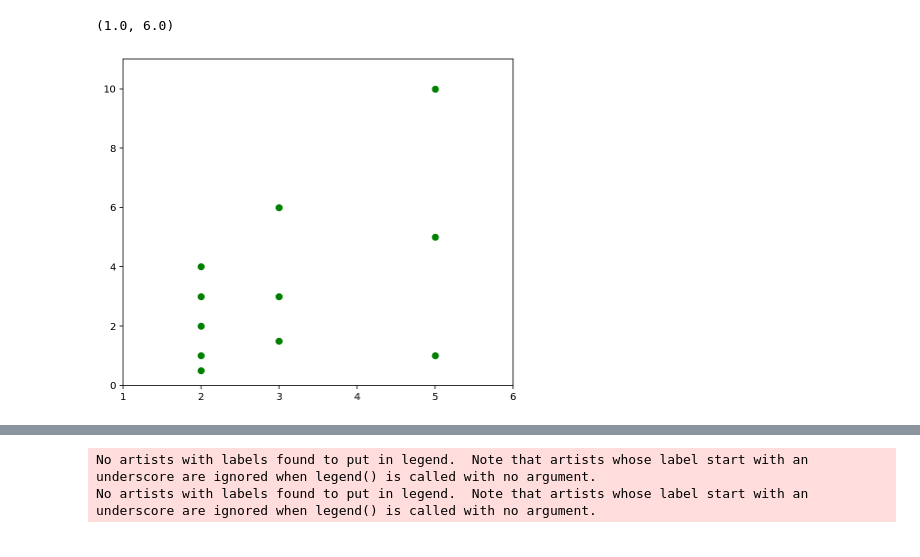
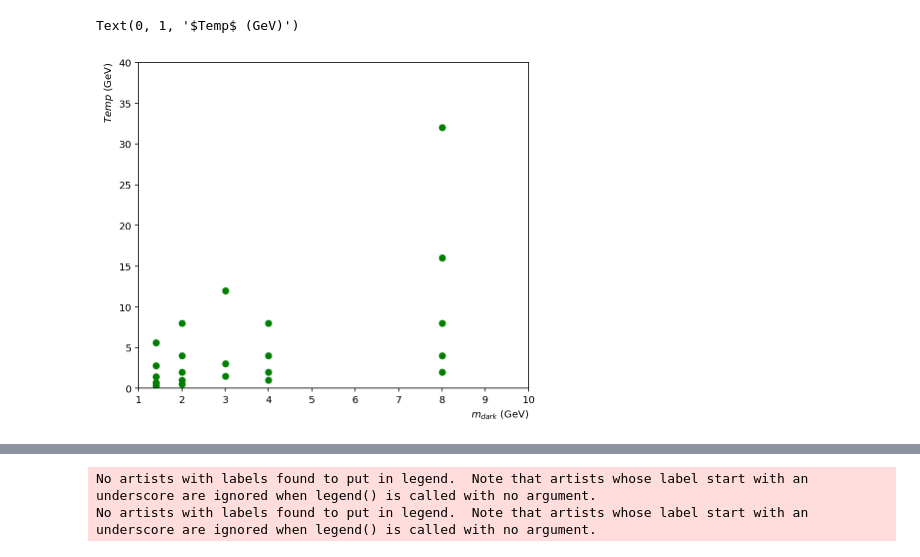
Before and after one commit to SUEPPhysics/SUEPLimits, a Jupyter notebook: notebook_tools/limits-2D.ipynb, the cells around one changed output, grey strips where cells are left out. Saved outputs shown, nothing was run; the diff lists cells and outputs as text; code cells hidden in the pictures.

Commit message:
Fixes to the datacard producer 	modified:   ftool/__init__.py 	modified:   makeDataCard.py 	modified:   notebook_tools/limits-2D.ipynb 	modified:   runcombine.py

```diff
--- a/notebook_tools/limits-2D.ipynb
+++ b/notebook_tools/limits-2D.ipynb
@@ -60,24 +50,48 @@ params = [
+# %%
+combine_files = glob.glob("../higgs*.root")
+# %%
+all_params = []
+for file in combine_files:
+    file_trim = file.split("HT1000_")[1]
+    t = float(file_trim.split("_")[0].replace("p",".")[1:])
+    Mass = float(file_trim.split("_")[1][2:])
+    mphi = float(file_trim.split("_")[2][4:])
+    all_params.append([t,Mass,mphi])
+# %%
+M = 1000
+# %%
+params = []
+for pair in all_params:
+    if pair[1] != M: continue
+    params.append([pair[2],pair[0]])
 # %%
 plt.figure(figsize=(7,6))
 
+skip_bad = []
+
 for pair in params:
+    limit = get_limits(get_SUEP_file(Mass=M, mdark=pair[0] ,t=pair[1] ,decay='hadronic'))
     try:
-        limit = get_limits(get_SUEP_file(Mass=400,mdark=pair[0],t=pair[1],decay='generic'))
-        if limit.shape == (2,6):
+        limit = get_limits(get_SUEP_file(Mass=M, mdark=pair[0] ,t=pair[1] ,decay='hadronic'))
+        if limit.shape == (2,5):
             plt.scatter(pair[0],pair[1], color="green")
+            skip_bad.append(pair)
         else:
             plt.scatter(pair[0],pair[1], color="blue", alpha=0.5)
     except:
         pass
-        get_SUEP_file(Mass=400,mdark=pair[0],t=pair[1],decay='generic')
+        get_SUEP_file(Mass=M, mdark=pair[0] ,t=pair[1] ,decay='hadronic')
         plt.scatter(pair[1],pair[0], color="red")
 
+params = skip_bad
 
-plt.ylim([0, 11])
-plt.xlim([1, 6])
+plt.ylim([0, 40])
+plt.xlim([1, 10])
+plt.xlabel(r"$m_{dark}$ (GeV)", x=1, ha='right')
+plt.ylabel(r"$Temp$ (GeV)", y=1, ha='right')
 # %% [output]
-(1.0, 6.0)
+Text(0, 1, '$Temp$ (GeV)')
-[figure, old version]
+[figure, new version]
 # %%
 def plot_SUEP(unblind=False):
     limit_mH = []
```
Also changed, not shown: parts of 5 cells of this notebook, 3 other files.
